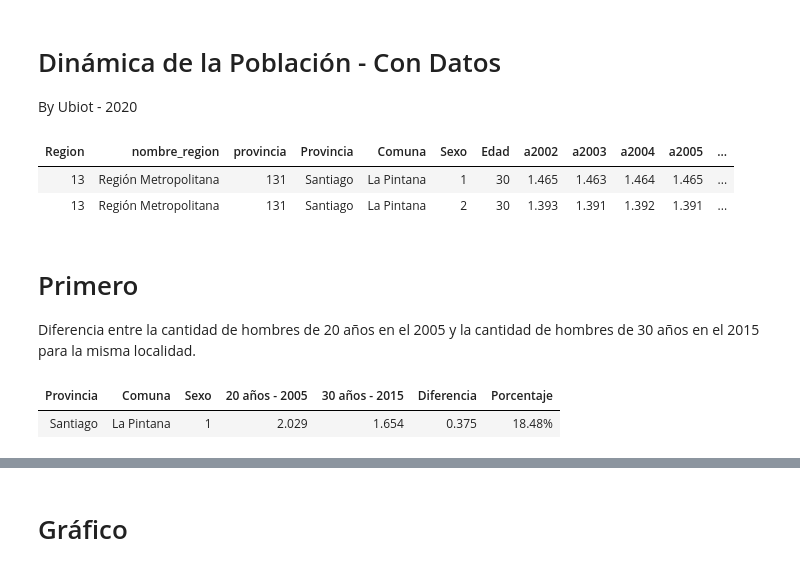
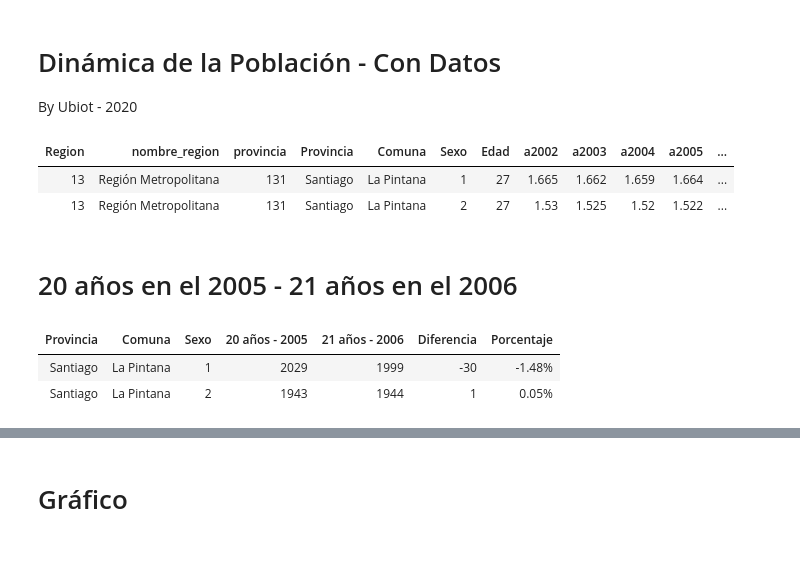
Before and after one commit to rafatorrealba/ConDatos2020, a Jupyter notebook: Dinamica de la Poblacion Extendida.ipynb, the cells around one changed output, grey strips where cells are left out. Drawn from its saved outputs; the diff is of its cells as text; code cells hidden in the pictures.

Commit message:
Updating Dinamica de la Poblacion Extendida

```diff
--- a/Dinamica de la Poblacion Extendida.ipynb
+++ b/Dinamica de la Poblacion Extendida.ipynb
@@ -19,32 +19,28 @@ poblacion.relabel("Nombre_provincia", "Provincia")
 poblacion.relabel("nombre_comuna", "Comuna")
 poblacion.relabel("Sexo (1=hombres;2=mujeres)", "Sexo")
 poblacion.relabel("edad", "Edad")
-poblacion.where("Edad", 30)
+poblacion.where("Edad", 27)
 # %% [output]
 | Region | nombre_region | provincia | Provincia | Comuna | Sexo | Edad | a2002 | a2003 | a2004 | a2005 | ... |
-| 13 | Región Metropolitana | 131 | Santiago | La Pintana | 1 | 30 | 1.465 | 1.463 | 1.464 | 1.465 | ... |
-| 13 | Región Metropolitana | 131 | Santiago | La Pintana | 2 | 30 | 1.393 | 1.391 | 1.392 | 1.391 | ... |
+| 13 | Región Metropolitana | 131 | Santiago | La Pintana | 1 | 27 | 1.665 | 1.662 | 1.659 | 1.664 | ... |
+| 13 | Región Metropolitana | 131 | Santiago | La Pintana | 2 | 27 | 1.53 | 1.525 | 1.52 | 1.522 | ... |
 # %% [markdown]
-# Primero
-Diferencia entre la cantidad de hombres de 20 años en el 2005 y la cantidad de hombres de 30 años en el 2015 para la misma localidad.
+# 20 años en el 2005 - 21 años en el 2006
 # %%
-pob = Table().with_columns(
-    "Provincia", poblacion.column("Provincia"),
-    "Comuna", poblacion.column("Comuna"),
-    "Sexo", poblacion.column("Sexo"),
-    "Edad", poblacion.column("Edad"),
-    "2005", poblacion.column("a2005"),
-    "2015", poblacion.column("a2015")
+veinte = Table().with_columns(
+    "Provincia", poblacion.where(poblacion.column("Edad"), 20).column("Provincia"),
+    "Comuna", poblacion.where(poblacion.column("Edad"), 20).column("Comuna"),
+    "Sexo", poblacion.where(poblacion.column("Edad"), 20).column("Sexo"),
+    "20 años - 2005", (poblacion.where(poblacion.column("Edad"), 20).column("a2005") * 1000),
+    "21 años - 2006", (poblacion.where(poblacion.column("Edad"), 21).column("a2006") * 1000)
 )
-veinte1 = pob.where("Edad", 20).where("Sexo", 1)
-veinte1 = veinte1.drop("2015").drop("Edad").relabel("2005", "20 años - 2005")
-treinta1 = pob.where("Edad", 30).where("Sexo", 1)
-pob1 = veinte1.with_columns(
-    "30 años - 2015", treinta1.column("2015"),
-    "Diferencia", (veinte1.column("20 años - 2005") - (treinta1.column("2015"))),
-    "Porcentaje", ((veinte1.column("20 años - 2005") - (treinta1.column("2015"))) / veinte1.column("20 años - 2005"))
+
+pob_20 = veinte.with_columns(
+    "Diferencia", (veinte.column("21 años - 2006") - (veinte.column("20 años - 2005"))),
+    "Porcentaje", ((veinte.column("21 años - 2006") - (veinte.column("20 años - 2005"))) / veinte.column("20 años - 2005"))
 )
-pob1.set_format("Porcentaje", PercentFormatter)
+pob_20.set_format("Porcentaje", PercentFormatter)
 # %% [output]
-| Provincia | Comuna | Sexo | 20 años - 2005 | 30 años - 2015 | Diferencia | Porcentaje |
-| Santiago | La Pintana | 1 | 2.029 | 1.654 | 0.375 | 18.48% |
+| Provincia | Comuna | Sexo | 20 años - 2005 | 21 años - 2006 | Diferencia | Porcentaje |
+| Santiago | La Pintana | 1 | 2029 | 1999 | -30 | -1.48% |
+| Santiago | La Pintana | 2 | 1943 | 1944 | 1 | 0.05% |
```
Also changed, not shown: parts of 25 cells of this notebook.
